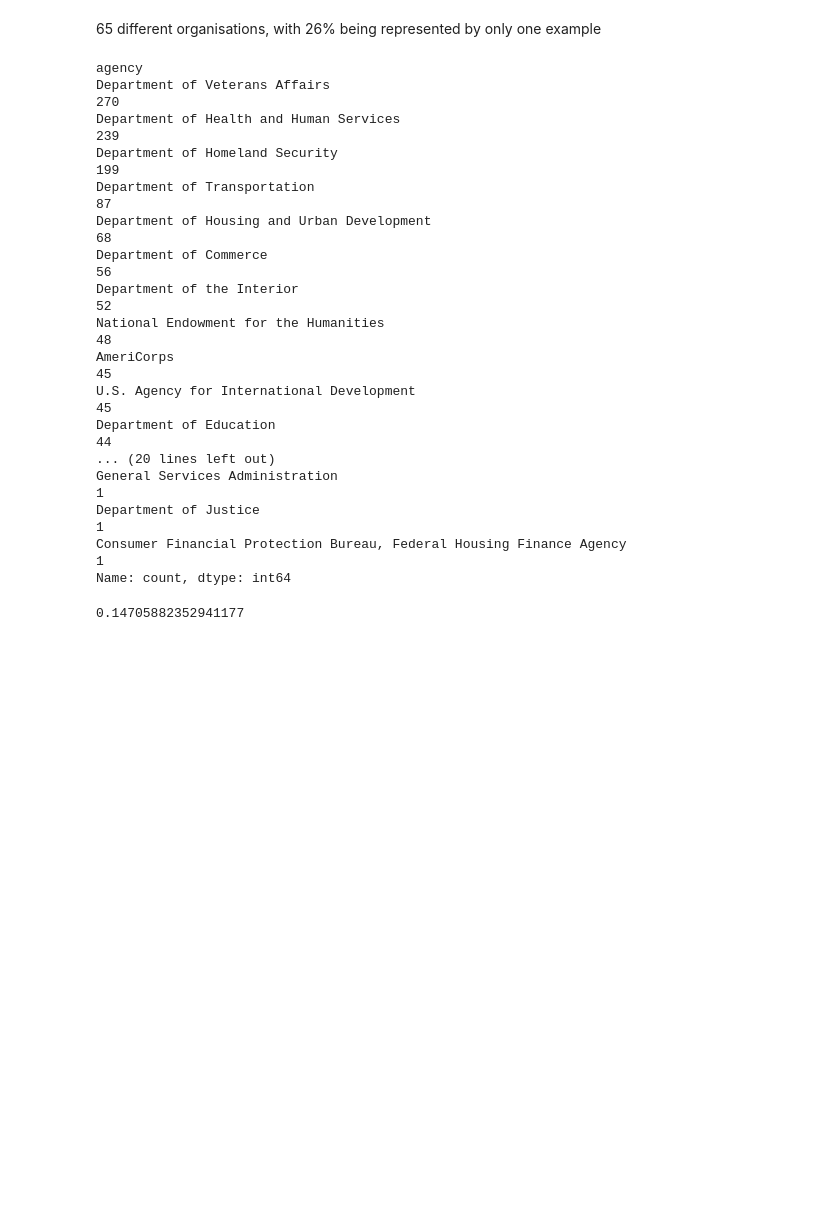
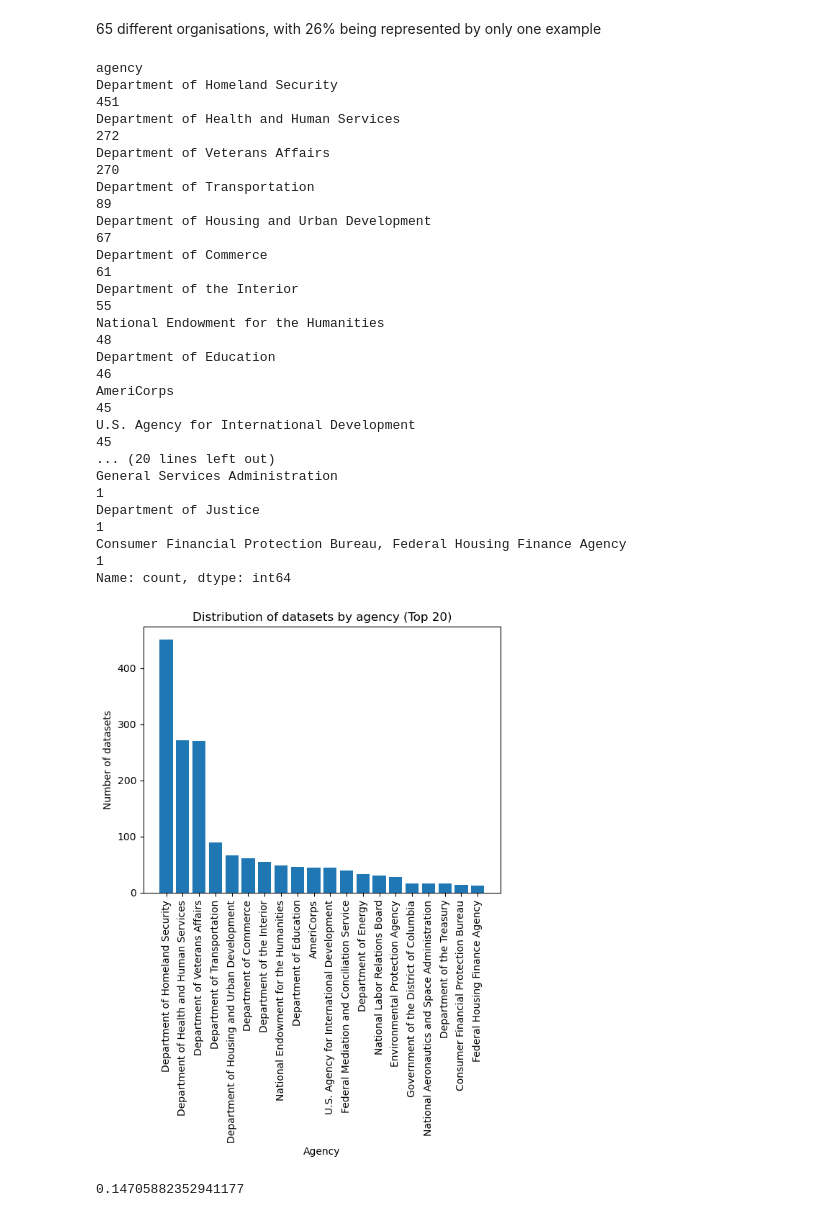
Before and after one commit to majmurm/predicting-science-at-risk, a Jupyter notebook: eda/eda_drp.ipynb, the cells around one changed output. Saved outputs shown, nothing was run; the diff lists cells and outputs as text; code cells hidden in the pictures; blank space fills up the shorter version.

```diff
--- a/eda/eda_drp.ipynb
+++ b/eda/eda_drp.ipynb
@@ -124,23 +137,36 @@ Name: count, Length: 65, dtype: int64
 # %% [markdown]
 65 different organisations, with 26% being represented by only one example
 # %%
-df['agency'].value_counts()
+agency_counts = df['agency'].value_counts()
+agency_counts
 # %% [output]
 agency
+Department of Homeland Security                                                          451
+Department of Health and Human Services                                                  272
 Department of Veterans Affairs                                                           270
-Department of Health and Human Services                                                  239
-Department of Homeland Security                                                          199
-Department of Transportation                                                              87
-Department of Housing and Urban Development                                               68
-Department of Commerce                                                                    56
-Department of the Interior                                                                52
+Department of Transportation                                                              89
+Department of Housing and Urban Development                                               67
+Department of Commerce                                                                    61
+Department of the Interior                                                                55
 National Endowment for the Humanities                                                     48
+Department of Education                                                                   46
 AmeriCorps                                                                                45
 U.S. Agency for International Development                                                 45
-Department of Education                                                                   44
 ... (20 lines left out)
 General Services Administration                                                            1
 Department of Justice                                                                      1
 Consumer Financial Protection Bureau, Federal Housing Finance Agency                       1
 Name: count, dtype: int64
+# %%
+top_agencies = agency_counts.head(20)
+
+plt.figure()
+plt.bar(top_agencies.index, top_agencies.values)
+plt.xticks(rotation=90)
+plt.xlabel('Agency')
+plt.ylabel('Number of datasets')
+plt.title('Distribution of datasets by agency (Top 20)')
+plt.show()
+# %% [output]
+[figure, added]
 # %%
```
Also changed, not shown: parts of 16 cells of this notebook, 16 other files.
